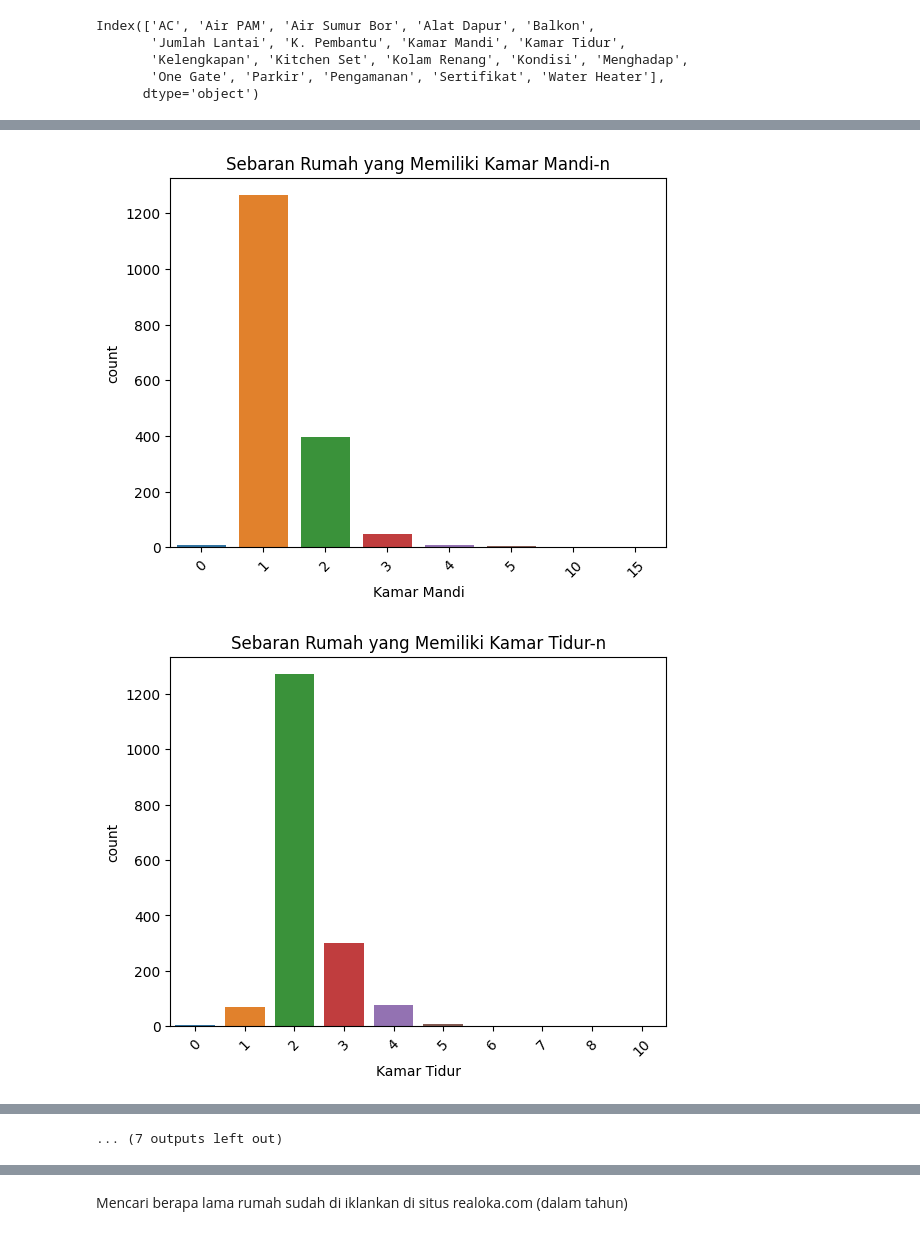
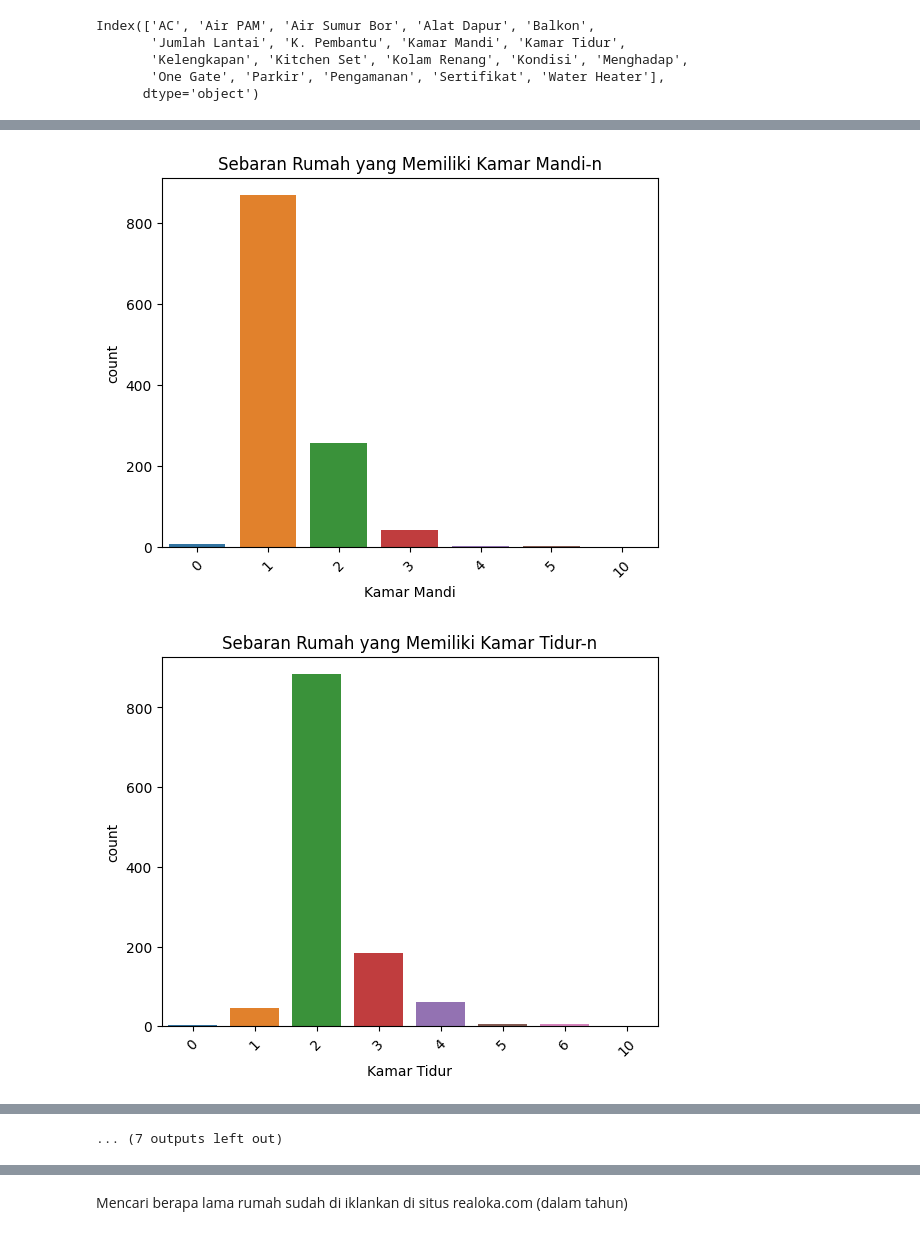
Before and after one commit to daff00/house-price-prediction, a Jupyter notebook: house_price_prediction.ipynb, the cells around one changed output, grey strips where cells are left out. Drawn from its saved outputs; the diff is of its cells as text; code cells hidden in the pictures.

```diff
--- a/house_price_prediction.ipynb
+++ b/house_price_prediction.ipynb
@@ -332,0 +306,8 @@ KeyError: '[1242] not found in axis'
+# %%
+# IQR
+q1 = rumah['harga'].quantile(.25)
+q3 = rumah['harga'].quantile(.75)
+iqr = q3-q1
+
+# Remove outlier
+rumah_filtered = rumah[(rumah['harga'] > q1 - 1.5 * iqr) & (rumah['harga'] < q3 + 1.5 * iqr)]
@@ -364,26 +361,26 @@ bin_edges = [18, 80, 150, 200]  # You can adjust these bin edges based on your c
 bin_labels = ['Kecil', 'Sedang', 'Besar']
 
 # Use cut to assign data points to bins
-bins = pd.cut(rumah['Luas Tanah'], bins=bin_edges, labels=bin_labels)
+bins = pd.cut(rumah_filtered['Luas Tanah'], bins=bin_edges, labels=bin_labels)
 
 
 # Print the resulting DataFrame
-rumah['Kategori Luas Tanah'] = bins
-rumah['Kategori Luas Tanah'] = rumah['Kategori Luas Tanah'].astype('object')
+rumah_filtered['Kategori Luas Tanah'] = bins
+rumah_filtered['Kategori Luas Tanah'] = rumah_filtered['Kategori Luas Tanah'].astype('object')
 
-rumah = rumah.dropna(subset=['Kategori Luas Tanah'])
+rumah_filtered = rumah_filtered.dropna(subset=['Kategori Luas Tanah'])
 # %%
 # Define custom bin edges based on max, min, and median
 bin_edges = [20, 80, 130, 200]  # You can adjust these bin edges based on your criteria
 bin_labels = ['Kecil', 'Sedang', 'Besar']
 
 # Use cut to assign data points to bins
-bins = pd.cut(rumah['Luas Bangunan'], bins=bin_edges, labels=bin_labels)
+bins = pd.cut(rumah_filtered['Luas Bangunan'], bins=bin_edges, labels=bin_labels)
 
 
 # Print the resulting DataFrame
-rumah['Kategori Luas Bangunan'] = bins
-rumah['Kategori Luas Bangunan'] = rumah['Kategori Luas Bangunan'].astype('object')
+rumah_filtered['Kategori Luas Bangunan'] = bins
+rumah_filtered['Kategori Luas Bangunan'] = rumah_filtered['Kategori Luas Bangunan'].astype('object')
 
-rumah = rumah.dropna(subset=['Kategori Luas Bangunan'])
+rumah_filtered = rumah_filtered.dropna(subset=['Kategori Luas Bangunan'])
 # %%
@@ -400,8 +397,8 @@ sns.countplot(x='Kategori Luas Bangunan', data=rumah)
 Visualisasi Persebaran Spesifikasi Rumah
 # %%
 # Tampung spesifikasi rumah kedalam variabel spec_cols
-spec1 = rumah.iloc[:, 7:14]
-spec2 = rumah.iloc[:, 15:27]
+spec1 = rumah_filtered.iloc[:, 7:14]
+spec2 = rumah_filtered.iloc[:, 15:27]
 spec_cols = spec1+spec2
 spec_cols.columns
 # %% [output]
@@ -412,7 +409,7 @@ Index(['AC', 'Air PAM', 'Air Sumur Bor', 'Alat Dapur', 'Balkon',
       dtype='object')
 # %%
 for i in spec_cols:
-    sns.countplot(x=i, data=rumah)
+    sns.countplot(x=i, data=rumah_filtered)
     plt.title(f'Sebaran Rumah yang Memiliki {i}-n')
     plt.xticks(rotation=45)
     plt.show()
@@ -427,2 +424,2 @@ for i in spec_cols:
-[figure, old version]
+[figure, new version]
-[figure, old version]
+[figure, new version]
```
Also changed, not shown: parts of 47 cells of this notebook.
